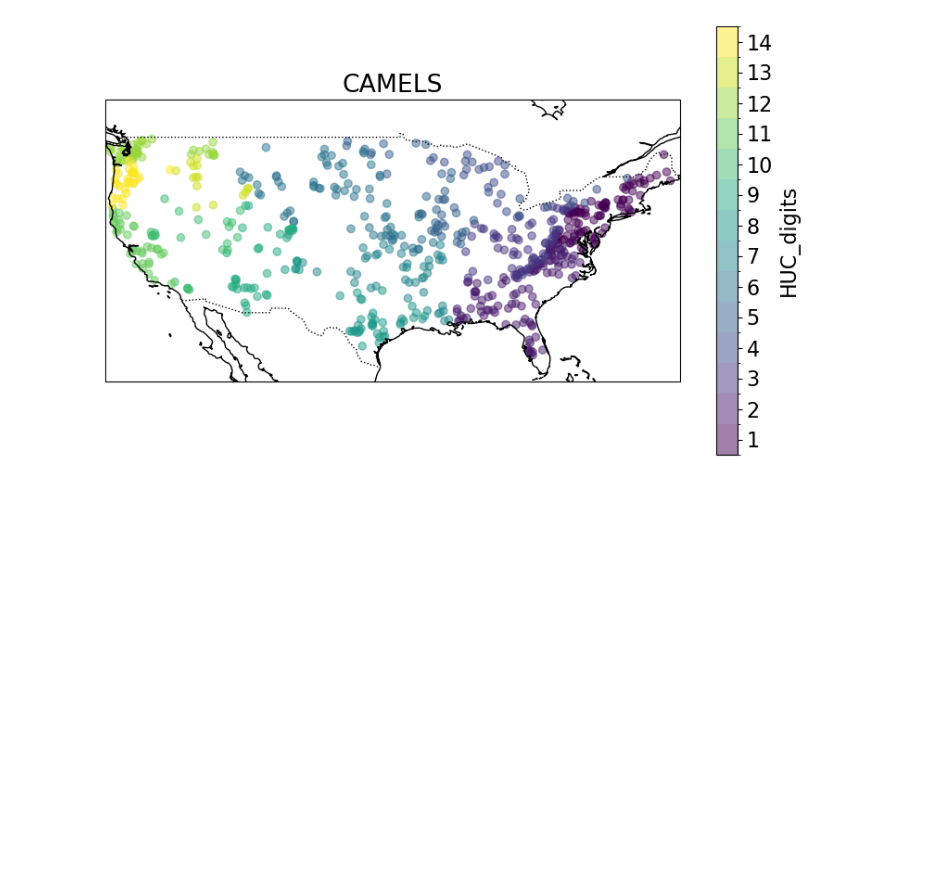
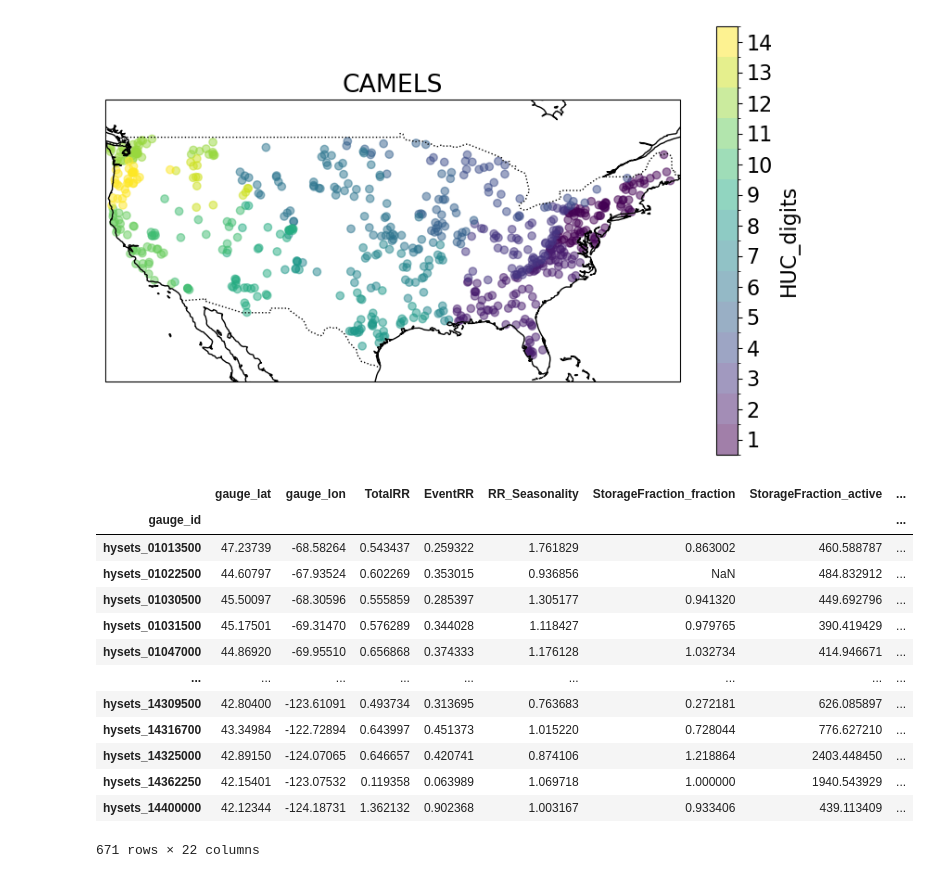
Before and after one commit to RY4GIT/signature-prediction, a Jupyter notebook: data_mng/check_camels.ipynb, the cells around one changed output. Saved outputs shown, nothing was run; the diff lists cells and outputs as text; code cells hidden in the pictures; blank space fills up the shorter version.

```diff
--- a/data_mng/check_camels.ipynb
+++ b/data_mng/check_camels.ipynb
@@ -109,3 +109,23 @@ from matplotlib.colors import ListedColormap, BoundaryNorm
 plot_map(attrs_geo, "HUC_digits")
 # %% [output]
 [figure]
+# %%
+sig_aholt = pd.read_csv(r"G:\Shared drives\Signatures -- large scale\baseflow\AHolt\data\Signatures\sigs_camels_v2.csv")
+sig_aholt["gauge_id"] = sig_aholt["gauge_id"].apply(lambda x: f"camels_{x:08d}")
+sig_aholt.set_index("gauge_id", inplace=True)
+sig_aholt
+# %% [output]
+|  | gauge_lat | gauge_lon | TotalRR | EventRR | RR_Seasonality | StorageFraction_fraction | StorageFraction_active | ... |
+| gauge_id |  |  |  |  |  |  |  | ... |
+| hysets_01013500 | 47.23739 | -68.58264 | 0.543437 | 0.259322 | 1.761829 | 0.863002 | 460.588787 | ... |
+| hysets_01022500 | 44.60797 | -67.93524 | 0.602269 | 0.353015 | 0.936856 | NaN | 484.832912 | ... |
+| hysets_01030500 | 45.50097 | -68.30596 | 0.555859 | 0.285397 | 1.305177 | 0.941320 | 449.692796 | ... |
+| hysets_01031500 | 45.17501 | -69.31470 | 0.576289 | 0.344028 | 1.118427 | 0.979765 | 390.419429 | ... |
+| hysets_01047000 | 44.86920 | -69.95510 | 0.656868 | 0.374333 | 1.176128 | 1.032734 | 414.946671 | ... |
+| ... | ... | ... | ... | ... | ... | ... | ... | ... |
+| hysets_14309500 | 42.80400 | -123.61091 | 0.493734 | 0.313695 | 0.763683 | 0.272181 | 626.085897 | ... |
+| hysets_14316700 | 43.34984 | -122.72894 | 0.643997 | 0.451373 | 1.015220 | 0.728044 | 776.627210 | ... |
+| hysets_14325000 | 42.89150 | -124.07065 | 0.646657 | 0.420741 | 0.874106 | 1.218864 | 2403.448450 | ... |
+| hysets_14362250 | 42.15401 | -123.07532 | 0.119358 | 0.063989 | 1.069718 | 1.000000 | 1940.543929 | ... |
+| hysets_14400000 | 42.12344 | -124.18731 | 1.362132 | 0.902368 | 1.003167 | 0.933406 | 439.113409 | ... |
+671 rows × 22 columns
```
Also changed, not shown: 5 other files.
